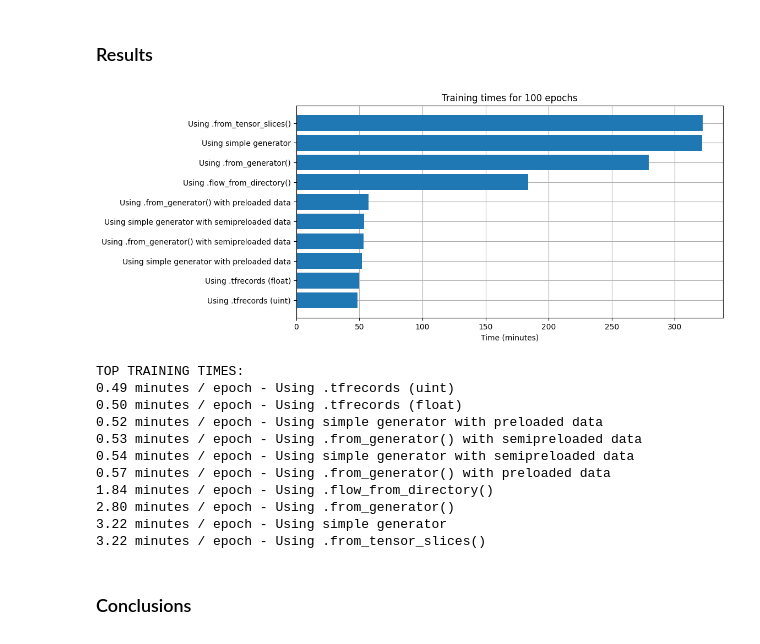
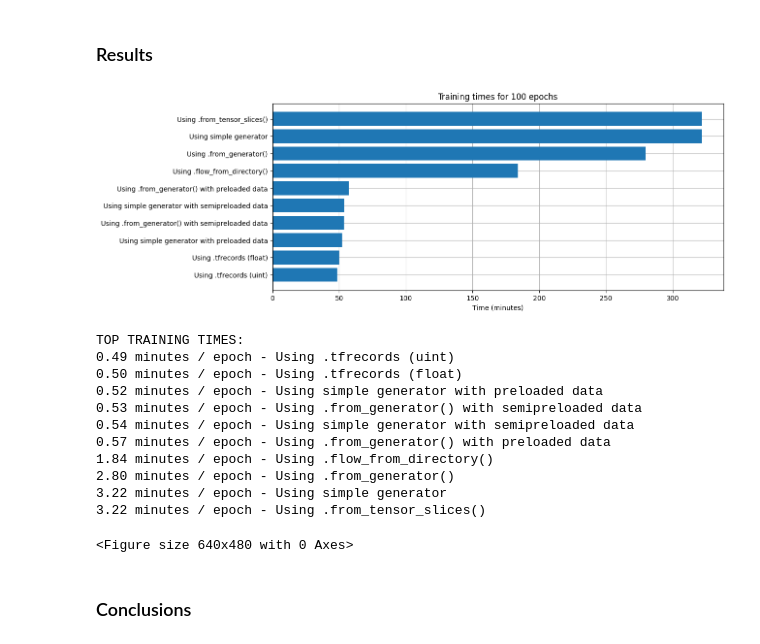
Before and after one commit to guillemboada/Loading-Benchmark, a Jupyter notebook: DatasetLoadingBenchmark.ipynb, the cells around one changed output. Saved outputs shown, nothing was run; the diff lists cells and outputs as text; code cells hidden in the pictures.

```diff
--- a/DatasetLoadingBenchmark.ipynb
+++ b/DatasetLoadingBenchmark.ipynb
@@ -245,35 +245,39 @@ Find logs at: .\wandb\run-20220103_112919-11n2ul18\logs
 # %%
 # Import runtimes from W&B
 api = wandb.Api()
 runs_dict = {}
 for run in api.runs(path="boadagu/DatasetLoadingBenchmark", filters={"display_name": {"$regex": ".*\[100 epochs\]"}}, order="+summary_metrics.runtime"):
     runs_dict[run.name] = run.summary.get('_wandb')['runtime']
 
 # Preprocess runtimes for plotting
 run_times_in_seconds = [runs_dict[run_name + " [100 epochs]"] for run_name in run_names]
 order_idxs = np.argsort(run_times_in_seconds)[::-1]
 ordered_run_names = np.array(run_names)[order_idxs]
 ordered_run_times_in_minutes = np.array(run_times_in_seconds)[order_idxs] / 60
 ordered_run_times_in_hours = np.array(run_times_in_seconds)[order_idxs] / 60 / 60
 
-# Plot
-fig, ax = plt.subplots(figsize=(10,5))
+# Visualize
+SAVE_PLOT = False
+fig, ax = plt.subplots(figsize=(12,5))
 y_pos = np.arange(len(ordered_run_names))
 ax.barh(y_pos, ordered_run_times_in_minutes, align='center')
 ax.set_yticks(y_pos, labels=ordered_run_names)
 ax.invert_yaxis()
 ax.set_xlabel('Time (minutes)')
 ax.set_title(f'Training times for {EPOCHS} epochs')
 ax.set_axisbelow(True)
-plt.grid()
+ax.grid()
+plt.show()
 
-plt.show()
+if SAVE_PLOT:
+    plt.gcf().subplots_adjust(left=0.4)
+    fig.savefig(os.path.join(os.getcwd(), "TrainingTimes.png"), dpi=fig.dpi)
 
 print(f"TOP TRAINING TIMES:")
 for run_name, run_time in zip(ordered_run_names[::-1], ordered_run_times_in_minutes[::-1]):
     print(f"{run_time/EPOCHS:.2f} minutes / epoch -", run_name)
 # %% [output]
-[figure, old version]
+[figure, new version]
 TOP TRAINING TIMES:
 0.49 minutes / epoch - Using .tfrecords (uint)
 0.50 minutes / epoch - Using .tfrecords (float)
@@ -285,6 +289,7 @@ TOP TRAINING TIMES:
 2.80 minutes / epoch - Using .from_generator()
 3.22 minutes / epoch - Using simple generator
 3.22 minutes / epoch - Using .from_tensor_slices()
+<Figure size 640x480 with 0 Axes>
 # %% [markdown]
 ### Conclusions
 # %% [markdown]
```
Also changed, not shown: 1 other file.
